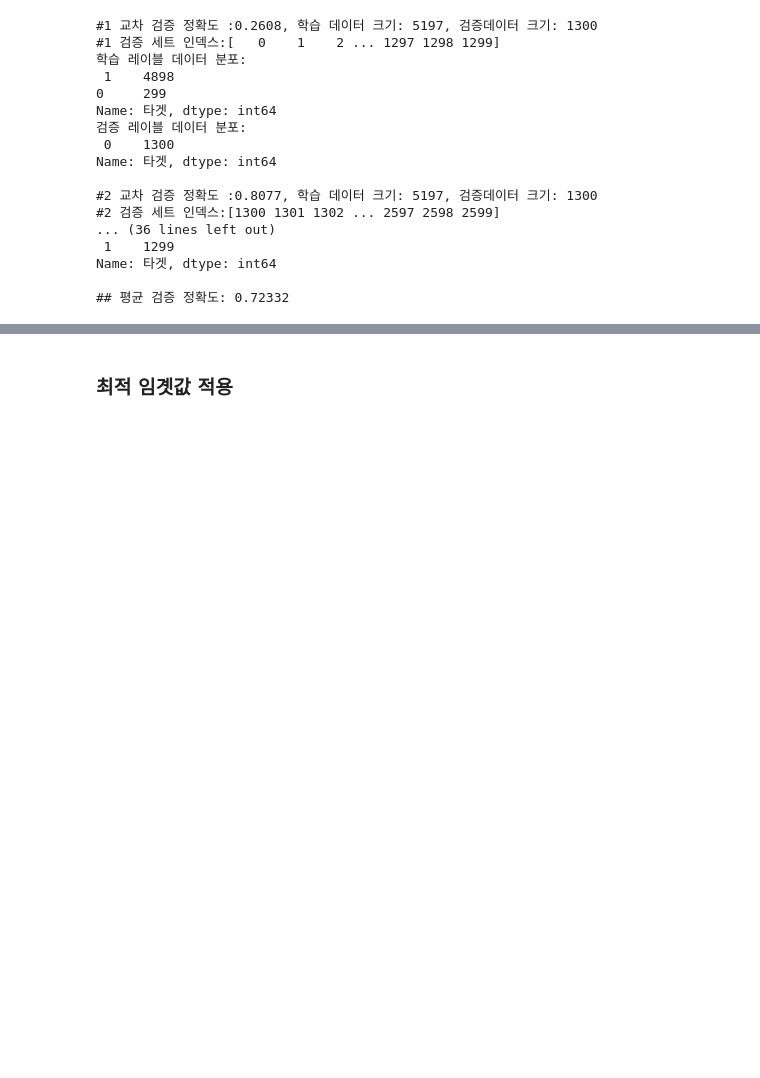
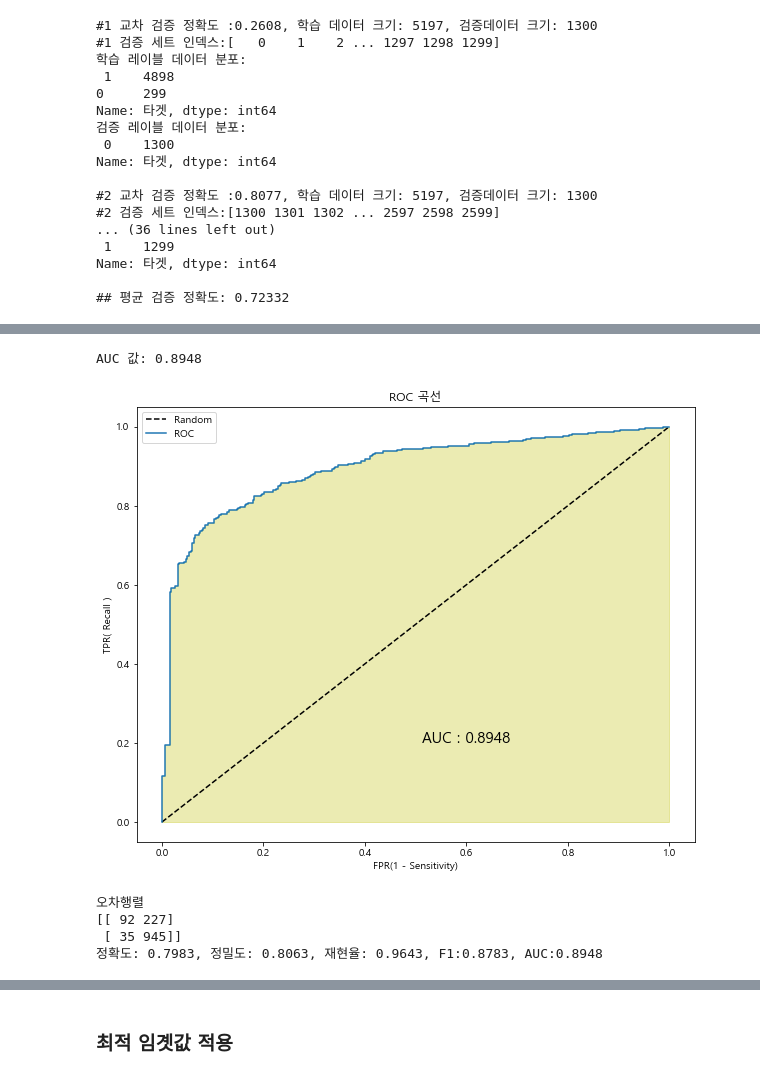
Before and after one commit to jkim0313/ubion5_tutoring, a Jupyter notebook: wine_modeling.ipynb, the cells around one changed output, grey strips where cells are left out. Saved outputs shown, nothing was run; the diff lists cells and outputs as text; code cells hidden in the pictures; blank space fills up the shorter version.

```diff
--- a/wine_modeling.ipynb
+++ b/wine_modeling.ipynb
@@ -426,0 +698,16 @@ Name: 타겟, dtype: int64
+# %%
+from sklearn.metrics import roc_curve
+
+# 레이블 값이 1일때의 예측 확률
+pred_proba_class1 = lr_clf1.predict_proba(X_test)[:, 1]
+
+fprs, tprs, thresholds = roc_curve(y_test, pred_proba_class1)
+
+# thresholds[0]은 max(예측확률)+1로 임의 설정. 이를 제외하기 위해 np.arange는 1부터 시작
+thr_index = np.arange(1, thresholds.shape[0])
+
+print('샘플 추출을 위한 임곗값 배열의 index:', thr_index)
+print('샘플 index로 추출한 임곗값: ', np.round(thresholds[thr_index], 2))
+
+print('샘플 임곗값별 FPR: ', np.round(fprs[thr_index], 3))
+print('샘플 임곗값별 TPR: ', np.round(tprs[thr_index], 3))
@@ -426,0 +732,38 @@ Name: 타겟, dtype: int64
+# %%
+from sklearn.metrics import roc_auc_score
+
+pred_proba = lr_clf1.predict_proba(X_test)[:, 1]
+roc_score = roc_auc_score(y_test, pred_proba)
+print('AUC 값: {0:.4f}'.format(roc_score))
+# %% [output]
+AUC 값: 0.8948
+# %%
+plt.figure(figsize=(10,8))
+
+plt.title("ROC 곡선")
+plt.plot([0, 1], [0, 1], 'k--', label='Random')
+plt.plot(fprs, tprs, label="ROC")
+plt.xlabel('FPR(1 - Sensitivity)')
+plt.ylabel('TPR( Recall )')
+plt.legend()
+plt.fill_between(fprs, tprs, color='y', alpha=0.3)
+plt.annotate('AUC : {0:.4f}'.format(roc_score), xy=(0.6, 0.2),ha='center', va='baseline', fontsize=15)
+plt.show()
+# %% [output]
+[figure, added]
+# %%
+confusion = confusion_matrix(y_test, lr1_pred)
+accuracy = accuracy_score(y_test, lr1_pred)
+precision = precision_score(y_test, lr1_pred)
+recall = recall_score(y_test, lr1_pred)
+f1 = f1_score(y_test, lr1_pred)
+roc_auc = roc_auc_score(y_test, pred_proba_class1)
+
+print('오차행렬')
+print(confusion)
+print('정확도: {0:.4f}, 정밀도: {1:.4f}, 재현율: {2:.4f}, F1:{3:.4f}, AUC:{4:.4f}'.format(accuracy, precision, recall, f1, roc_auc))
+# %% [output]
+오차행렬
+[[ 92 227]
+ [ 35 945]]
+정확도: 0.7983, 정밀도: 0.8063, 재현율: 0.9643, F1:0.8783, AUC:0.8948
```
Also changed, not shown: parts of 139 cells of this notebook.
